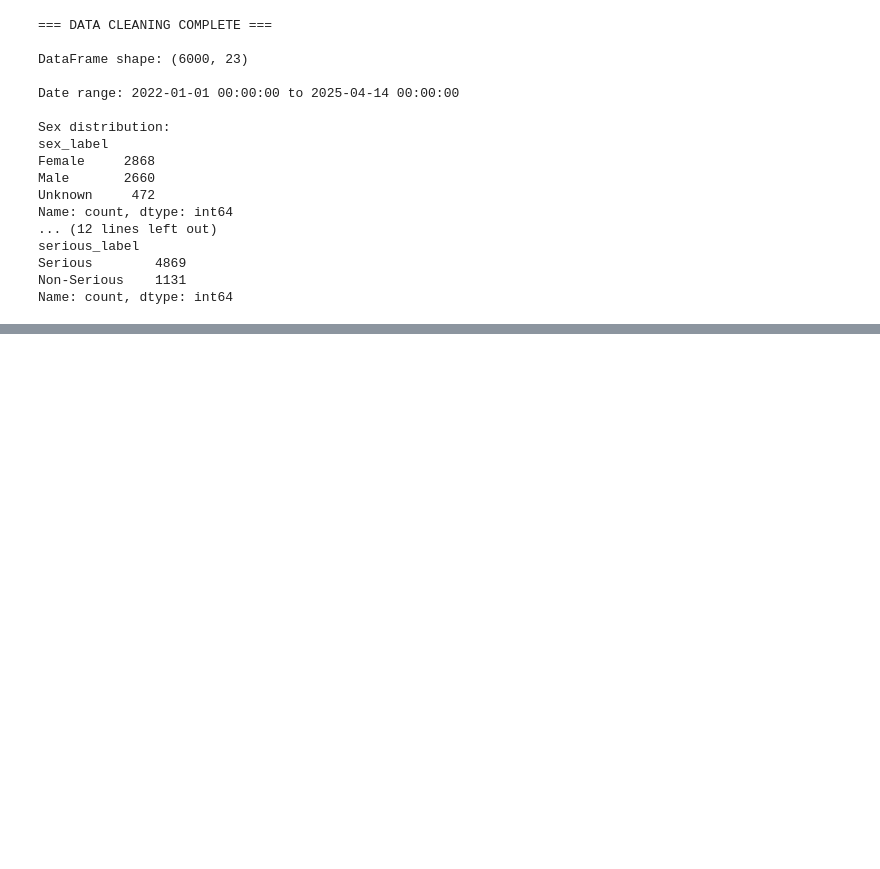
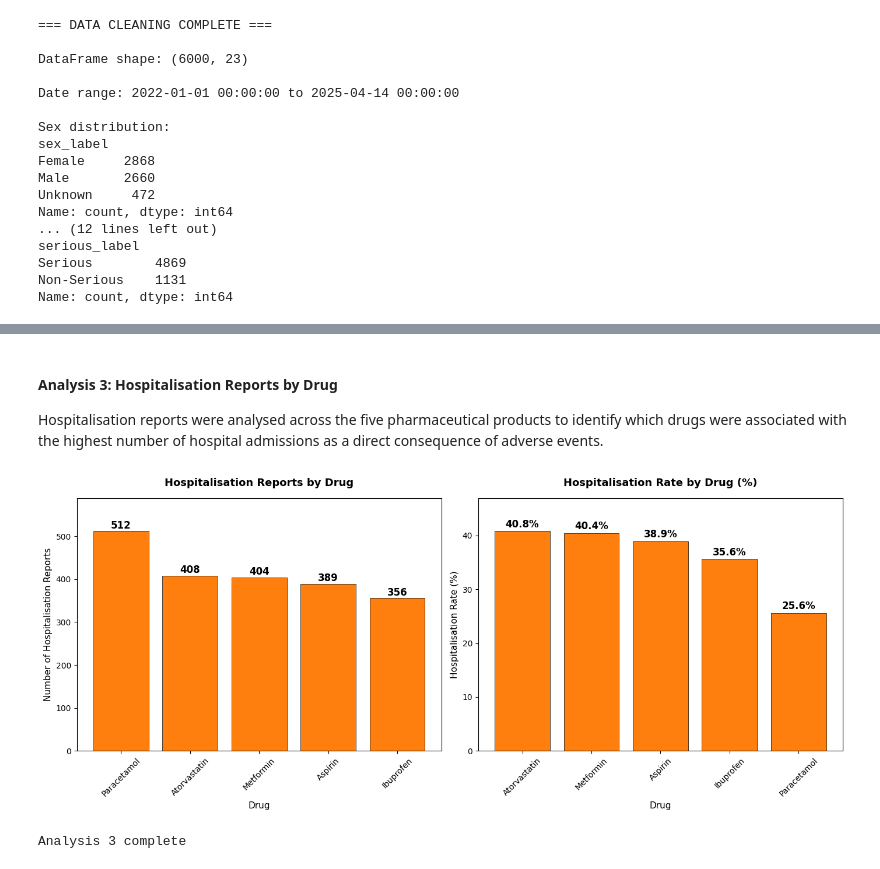
Before and after one commit to Kingsley-Eboh/fda-adverse-events-analysis, a Jupyter notebook: fda_adverse_events_analysis.ipynb, the cells around one changed output, grey strips where cells are left out. Cells and saved outputs as stored; diff of their text form; code cells hidden in the pictures; blank space fills up the shorter version.

```diff
--- a/fda_adverse_events_analysis.ipynb
+++ b/fda_adverse_events_analysis.ipynb
@@ -341,0 +426,49 @@ Name: count, dtype: int64
+# %% [markdown]
+#### Analysis 3: Hospitalisation Reports by Drug
+Hospitalisation reports were analysed across the five pharmaceutical products to identify which drugs were associated with the highest number of hospital admissions as a direct consequence of adverse events.
+# %%
+
+fig, axes = plt.subplots(1, 2, figsize=(14, 6))
+
+hosp_by_drug = df[df['seriousnesshospitalisation'] == '1'].groupby(
+    'drug_name').size().sort_values(ascending=False)
+
+bars = axes[0].bar(hosp_by_drug.index, hosp_by_drug.values,
+                   color='#ff7f0e', edgecolor='black', linewidth=0.5)
+axes[0].set_title('Hospitalisation Reports by Drug',
+                   fontsize=13, fontweight='bold', pad=15)
+axes[0].set_xlabel('Drug', fontsize=11)
+axes[0].set_ylabel('Number of Hospitalisation Reports', fontsize=11)
+axes[0].set_ylim(0, hosp_by_drug.max() * 1.15)
+axes[0].tick_params(axis='x', rotation=45)
+for bar, v in zip(bars, hosp_by_drug.values):
+    axes[0].text(bar.get_x() + bar.get_width()/2,
+                v + 1, f'{v:,}',
+                ha='center', va='bottom',
+                fontsize=12, fontweight='bold')
+
+hosp_rate = df.groupby('drug_name').apply(
+    lambda x: (x['seriousnesshospitalisation'] == '1').sum() / len(x) * 100
+).sort_values(ascending=False)
+
+bars2 = axes[1].bar(hosp_rate.index, hosp_rate.values,
+                    color='#ff7f0e', edgecolor='black', linewidth=0.5)
+axes[1].set_title('Hospitalisation Rate by Drug (%)',
+                   fontsize=13, fontweight='bold', pad=15)
+axes[1].set_xlabel('Drug', fontsize=11)
+axes[1].set_ylabel('Hospitalisation Rate (%)', fontsize=11)
+axes[1].set_ylim(0, hosp_rate.max() * 1.15)
+axes[1].tick_params(axis='x', rotation=45)
+for bar, v in zip(bars2, hosp_rate.values):
+    axes[1].text(bar.get_x() + bar.get_width()/2,
+                v + 0.3, f'{v:.1f}%',
+                ha='center', va='bottom',
+                fontsize=12, fontweight='bold')
+
+plt.tight_layout()
+plt.savefig('figures/analysis3_hospitalisation.png', dpi=150, bbox_inches='tight')
+plt.show()
+print("Analysis 3 complete")
+# %% [output]
+[figure, added]
+Analysis 3 complete
```
Also changed, not shown: parts of 7 cells of this notebook, 4 other files.
